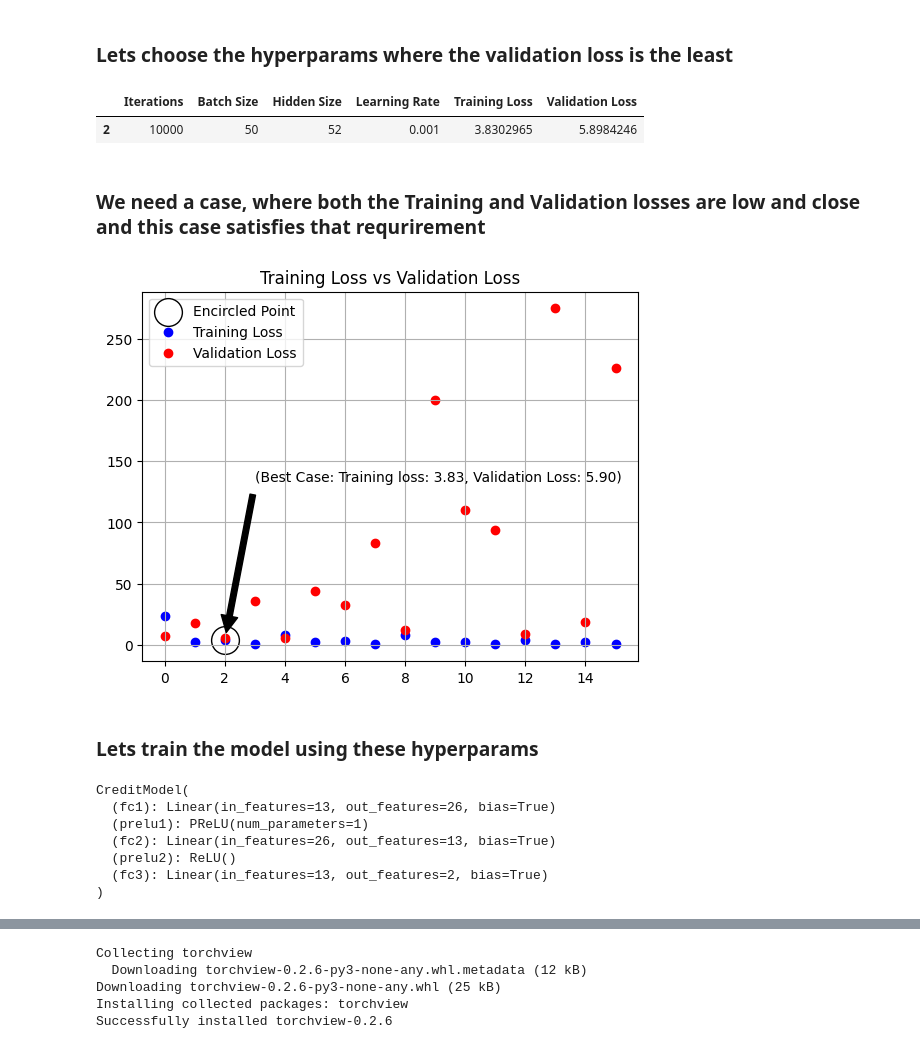
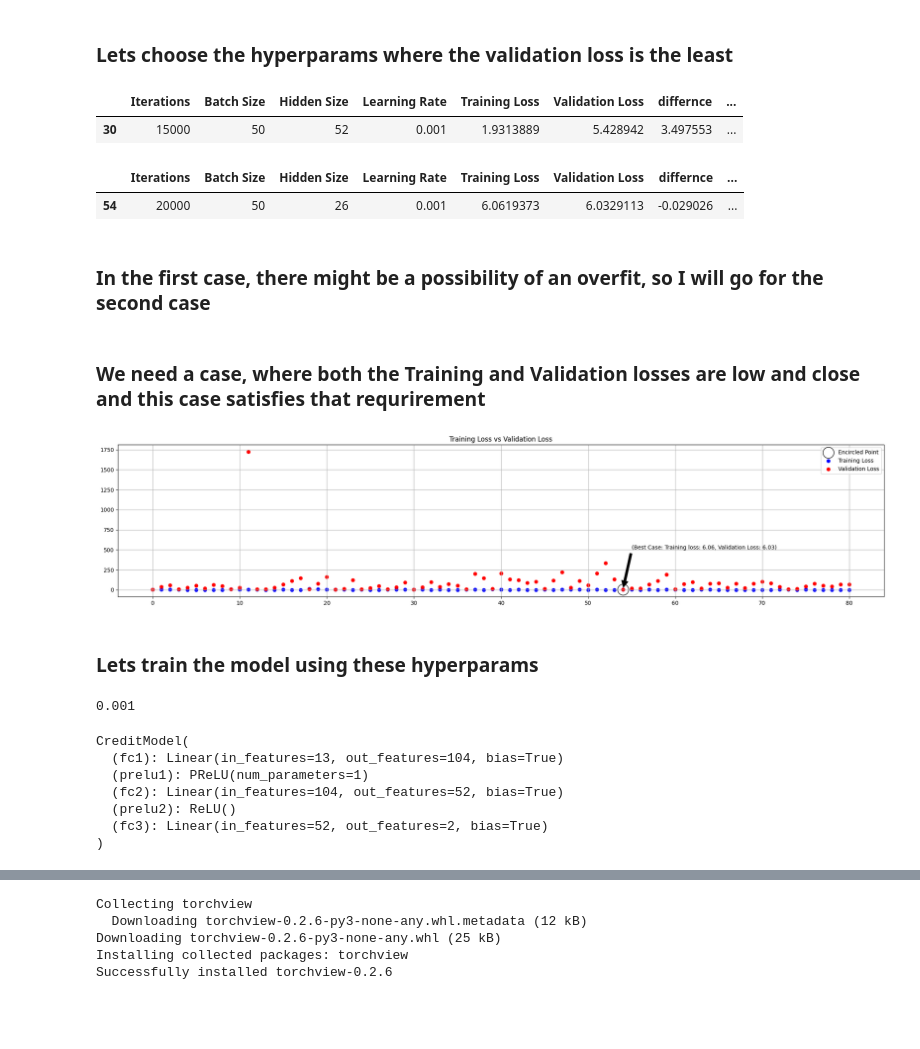
Before and after one commit to goyalharshit79/Mutual-Funds-EDA, a Jupyter notebook: mutual-funds.ipynb, the cells around one changed output, grey strips where cells are left out. Drawn from its saved outputs; the diff is of its cells as text; code cells hidden in the pictures; blank space fills up the shorter version.

```diff
--- a/mutual-funds.ipynb
+++ b/mutual-funds.ipynb
@@ -433,17 +433,17 @@ Iterations: 11500 Training_loss: 9.219639778137207 PEV:0.853907585144043
 # %%
 #tconverting into tensors to be able to plot
-loss_list = torch.tensor(loss_list, dtype=torch.float32).numpy()
-pev_list = torch.tensor(pev_list, dtype=torch.float32).numpy
-iterations = torch.tensor(iterations, dtype = torch.float32).numpy()
+loss_list_ = torch.tensor(loss_list, dtype=torch.float32).numpy()
+pev_list_ = torch.tensor(pev_list, dtype=torch.float32).numpy()
+iterations_ = torch.tensor(iterations, dtype = torch.float32).numpy()
 # visualization loss
-plt.plot(iterations, loss_list, color = "blue")
+plt.plot(iterations_, loss_list_, color = "blue")
 plt.xlabel("Number of iteration")
 plt.ylabel("Training Loss")
 plt.title("ANN: Loss vs Number of iteration")
 plt.show()
 
 # visualization accuracy
-plt.plot(iterations, pev_tensor,color = "red")
+plt.plot(iterations_, pev_list_,color = "red")
 plt.xlabel("Number of iteration")
 plt.ylabel("Percentage of Explained Variance")
 plt.title("ANN: %age of explained vairance vs Number of iteration")
@@ -568,10 +568,10 @@ def val_loss_cal(model_recd, val_loader):
 >>>>Learning Rate
 >>>>>Hidden Size
 # %%
-iterations_list = [10000,20000]
-batch_size_list = [50,100]
-learning_rate_list = [0.001, 0.01]
-hidden_size_list = [26, 52]
+iterations_list = [10000,15000, 20000]
+batch_size_list = [50,100, 150]
+learning_rate_list = [0.001, 0.003, 0.01]
+hidden_size_list = [26, 52, 104]
 # Cross Entropy Loss
 error_ = nn.MSELoss()
 
@@ -674,7 +671,4 @@ plt.show()
 # %% [markdown]
 ### Lets choose the hyperparams where the validation loss is the least
 # %%
-results_df[results_df["Validation Loss"] == results_df["Validation Loss"].min()]
+results_df["difference_abs"] = abs(results_df["Validation Loss"] - results_df["Training Loss"])
-# %% [output]
-|  | Iterations | Batch Size | Hidden Size | Learning Rate | Training Loss | Validation Loss |
-| 2 | 10000 | 50 | 52 | 0.001 | 3.8302965 | 5.8984246 |
@@ -680,0 +678,12 @@ results_df[results_df["Validation Loss"] == results_df["Validation Loss"].min()]
+# %%
+best_params
+# %% [output]
+|  | Iterations | Batch Size | Hidden Size | Learning Rate | Training Loss | Validation Loss | differnce | ... |
+| 30 | 15000 | 50 | 52 | 0.001 | 1.9313889 | 5.428942 | 3.497553 | ... |
+# %%
+best_params2
+# %% [output]
+|  | Iterations | Batch Size | Hidden Size | Learning Rate | Training Loss | Validation Loss | differnce | ... |
+| 54 | 20000 | 50 | 26 | 0.001 | 6.0619373 | 6.0329113 | -0.029026 | ... |
+# %% [markdown]
+### In the first case, there might be a possibility of an overfit, so  I will go for the second case
@@ -682,67 +693,76 @@ results_df[results_df["Validation Loss"] == results_df["Validation Loss"].min()]
 ### We need a case, where both the Training and Validation losses are low and close and this case satisfies that requrirement
 # %%
 # Get the coordinates of the 3rd points
-encircle_x_train = range(len(results_df["Training Loss"]))[2]
-best_y_train = results_df["Training Loss"][2]
-best_y_val = results_df["Validation Loss"][2]
+encircle_x_train = range(len(results_df["Training Loss"]))[54]
+best_y_train = results_df["Training Loss"][54]
+best_y_val = results_df["Validation Loss"][54]
+
+plt.subplots(figsize = (25,5))
 
 #circling the best loss
 plt.scatter(encircle_x_train, best_y_train, s=400, color='white', edgecolors='black', label="Encircled Point")
+
 
 #plotting the losses
 plt.scatter(range(len(results_df["Training Loss"])), results_df["Training Loss"], color = 'b', label = "Training Loss")
 plt.scatter(range(len(results_df["Validation Loss"])), results_df["Validation Loss"], color = 'r', label = "Validation Loss")
 
 # Annotate the third point with its coordinates
 plt.annotate(f"(Best Case: Training loss: {best_y_train:.2f}, Validation Loss: {best_y_val:.2f})",
              xy=(encircle_x_train, best_y_train),
-             xytext=(encircle_x_train + 1, best_y_train + 130),
+             xytext=(encircle_x_train + 1, best_y_train + 500),
              arrowprops=dict(facecolor='black', shrink=0.05),
              fontsize=10)
+
 
 plt.title("Training Loss vs Validation Loss")
 plt.legend()
 
 # plt.gca().set_aspect('equal')
 plt.grid(True)
 plt.show()
 # %% [output]
-[figure, old version]
+[figure, new version]
 # %% [markdown]
 ### Lets train the model using these hyperparams
+# %%
+alpha__ = best_params["Learning Rate"]
+float(alpha__)
+# %% [output]
+0.001
 # %%
 input_size__ = train_features.shape[1]  # Number of input features
-hidden_size__ = 520
+hidden_size__ = int(best_params["Hidden Size"])
 output_size__ = 2  # Two output variables
 
 model_final = CreditModel(input_size, hidden_size, output_size)
 
 #setting the other hyperparams
-iterations__ = 10000
-batch_size__ = 50
+iterations__ = int(best_params["Iterations"])
+batch_size__ = int(best_params["Batch Size"])
 epochs__ = int(iterations__/(int(train_features.shape[0])/batch_size__))
 
 
 #moving the model to the gpu
 model_final = model_final.to(device)
-print(model)
+print(model_final)
 
 # Cross Entropy Loss
 error__ = nn.MSELoss()
 
 # SGD Optimizer
-alpha__ = 0.001
+alpha__ = float(best_params["Learning Rate"])
 optimizer__ = torch.optim.Adam(model_final.parameters(), lr=alpha__)
 
 # data loader
 train_loader__ = DataLoader(train, batch_size = batch_size__, shuffle = True)
 # %% [output]
 CreditModel(
-  (fc1): Linear(in_features=13, out_features=26, bias=True)
+  (fc1): Linear(in_features=13, out_features=104, bias=True)
   (prelu1): PReLU(num_parameters=1)
-  (fc2): Linear(in_features=26, out_features=13, bias=True)
+  (fc2): Linear(in_features=104, out_features=52, bias=True)
   (prelu2): ReLU()
-  (fc3): Linear(in_features=13, out_features=2, bias=True)
+  (fc3): Linear(in_features=52, out_features=2, bias=True)
 )
 # %%
 count = 0
```
Also changed, not shown: parts of 16 cells of this notebook.
